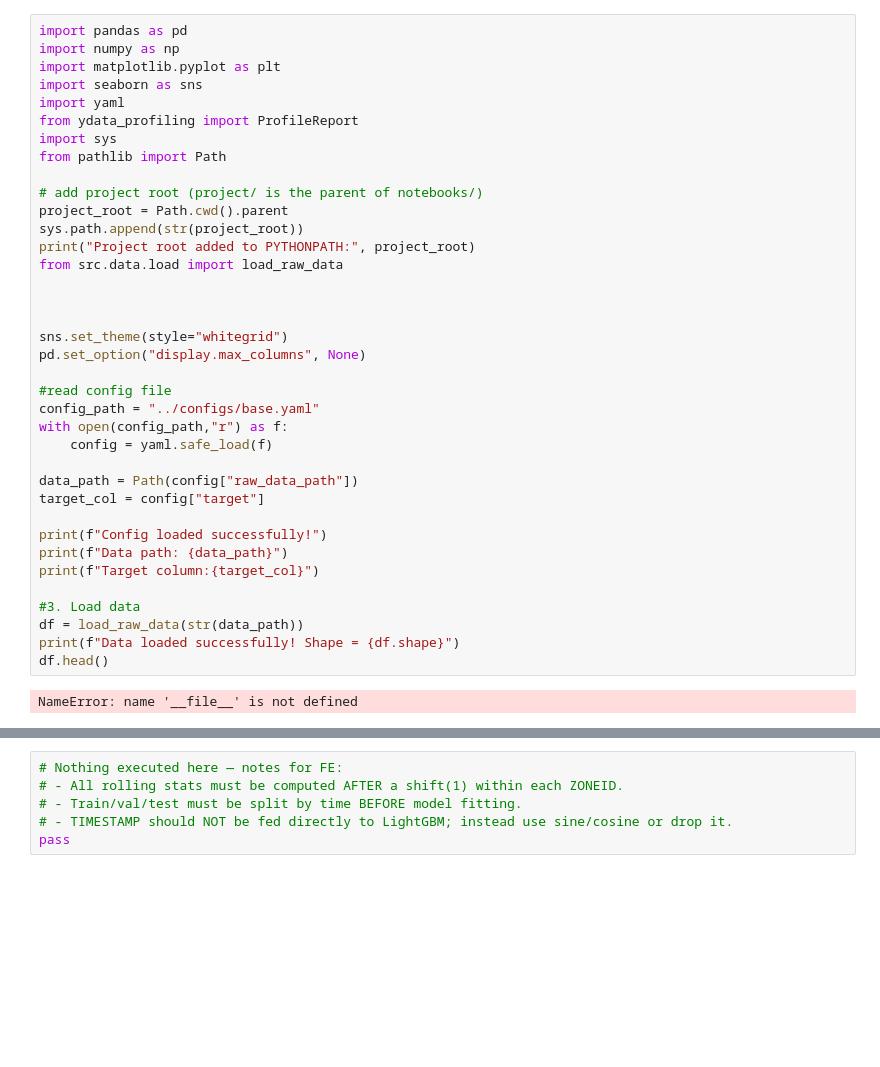
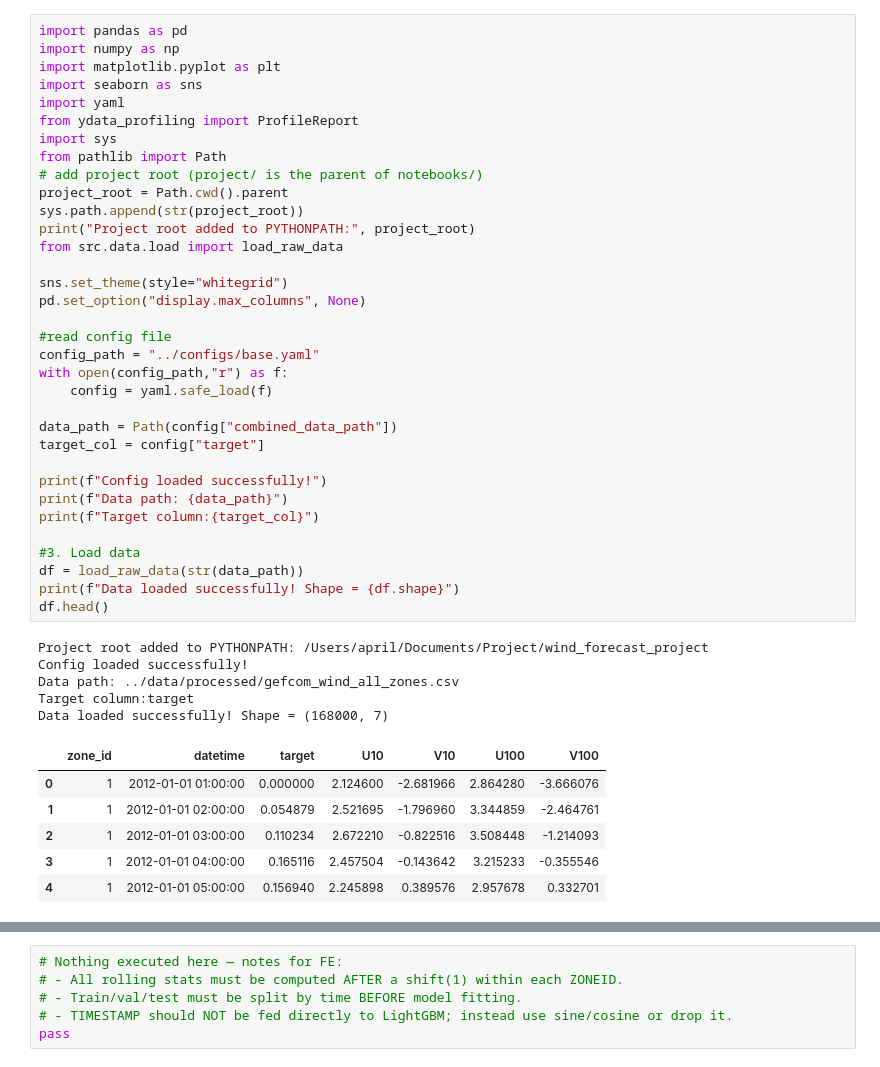
Before and after one commit to Aprilwuu/wind-power-forecasting, a Jupyter notebook: notebooks/eda_analysis.ipynb, the cells around one changed output, grey strips where cells are left out. Drawn from its saved outputs; the diff is of its cells as text; blank space fills up the shorter version.

```diff
--- a/notebooks/eda_analysis.ipynb
+++ b/notebooks/eda_analysis.ipynb
@@ -5,38 +5,45 @@ import matplotlib.pyplot as plt
 import seaborn as sns
 import yaml
 from ydata_profiling import ProfileReport
 import sys
 from pathlib import Path
-
 # add project root (project/ is the parent of notebooks/)
 project_root = Path.cwd().parent
 sys.path.append(str(project_root))
 print("Project root added to PYTHONPATH:", project_root)
 from src.data.load import load_raw_data
-
-
 
 sns.set_theme(style="whitegrid")
 pd.set_option("display.max_columns", None)
 
 #read config file
 config_path = "../configs/base.yaml"
 with open(config_path,"r") as f:
     config = yaml.safe_load(f)
 
-data_path = Path(config["raw_data_path"])
+data_path = Path(config["combined_data_path"])
 target_col = config["target"]
 
 print(f"Config loaded successfully!")
 print(f"Data path: {data_path}")
 print(f"Target column:{target_col}")
 
 #3. Load data
 df = load_raw_data(str(data_path))
 print(f"Data loaded successfully! Shape = {df.shape}")
 df.head()
 # %% [output]
-NameError: name '__file__' is not defined
+Project root added to PYTHONPATH: /Users/april/Documents/Project/wind_forecast_project
+Config loaded successfully!
+Data path: ../data/processed/gefcom_wind_all_zones.csv
+Target column:target
+Data loaded successfully! Shape = (168000, 7)
+|  | zone_id | datetime | target | U10 | V10 | U100 | V100 |
+| 0 | 1 | 2012-01-01 01:00:00 | 0.000000 | 2.124600 | -2.681966 | 2.864280 | -3.666076 |
+| 1 | 1 | 2012-01-01 02:00:00 | 0.054879 | 2.521695 | -1.796960 | 3.344859 | -2.464761 |
+| 2 | 1 | 2012-01-01 03:00:00 | 0.110234 | 2.672210 | -0.822516 | 3.508448 | -1.214093 |
+| 3 | 1 | 2012-01-01 04:00:00 | 0.165116 | 2.457504 | -0.143642 | 3.215233 | -0.355546 |
+| 4 | 1 | 2012-01-01 05:00:00 | 0.156940 | 2.245898 | 0.389576 | 2.957678 | 0.332701 |
 # %%
 print("\n Data type and missing information:")
 print(df.info())
```
Also changed, not shown: parts of 10 cells of this notebook, 55 other files.
